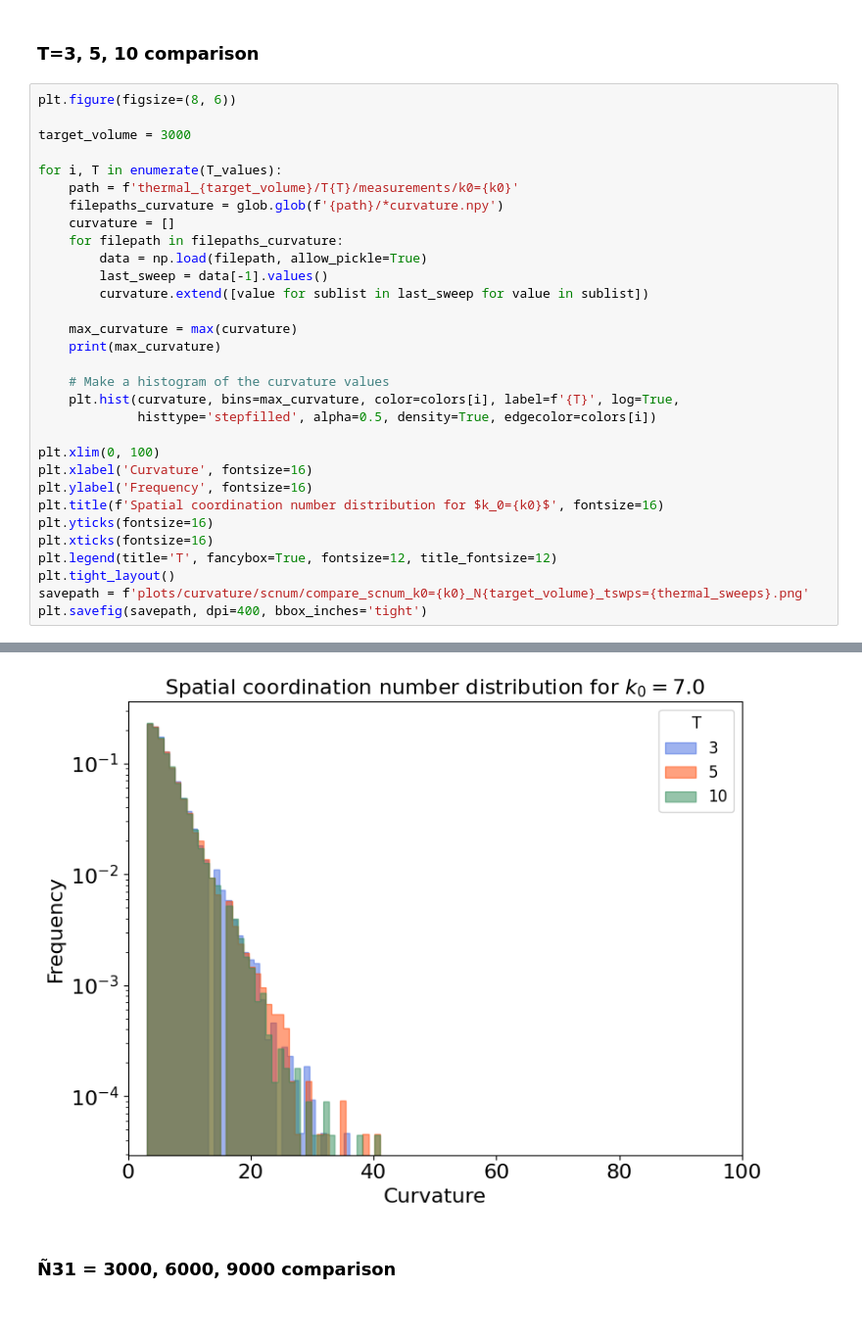
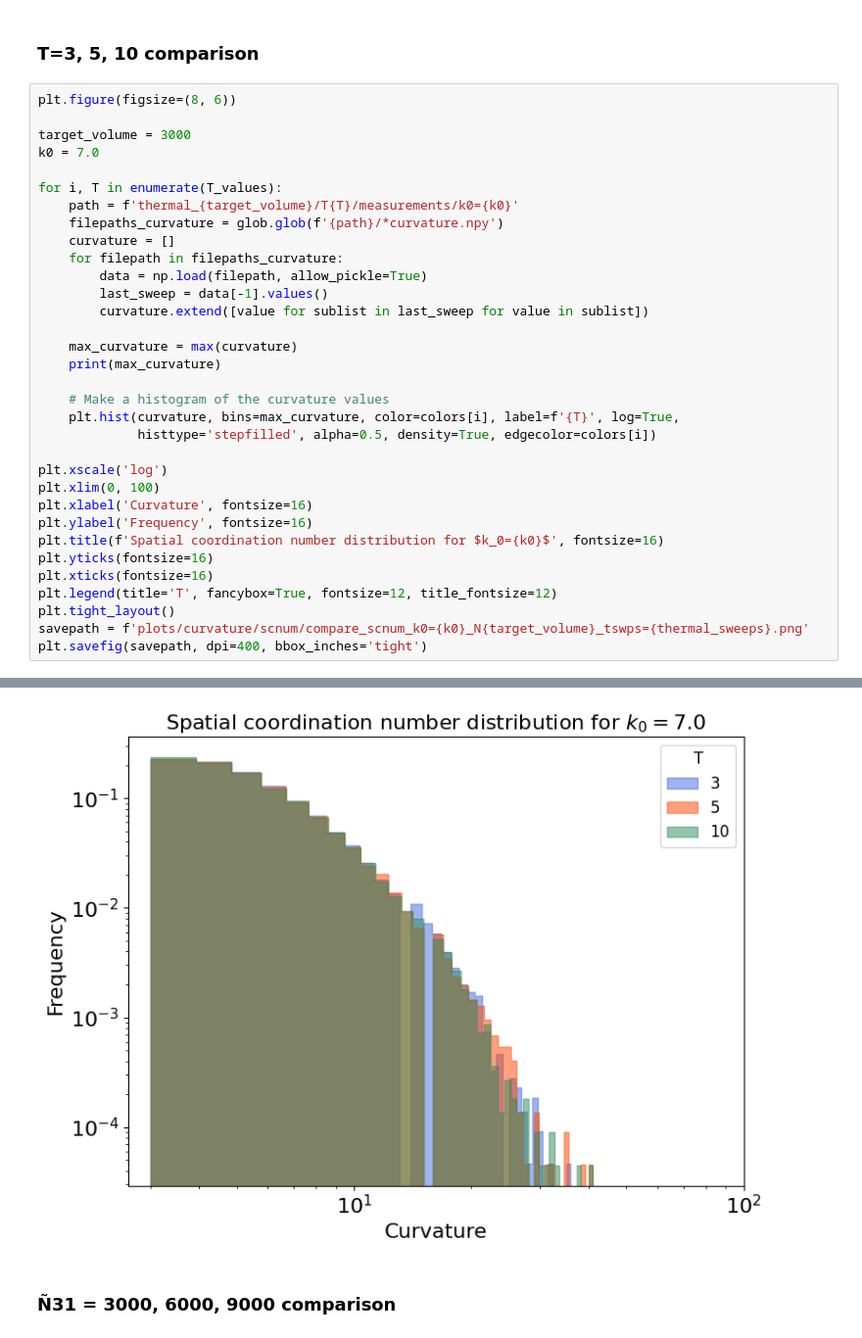
Before and after one commit to sedadenboer/CDT, a Jupyter notebook: src/2+1/experiments/analysis_thermal.ipynb, the cells around one changed output, grey strips where cells are left out. Shown at 98% size. Drawn from its saved outputs; the diff is of its cells as text.

```diff
--- a/src/2+1/experiments/analysis_thermal.ipynb
+++ b/src/2+1/experiments/analysis_thermal.ipynb
@@ -925,38 +924,40 @@ plt.savefig(savepath, dpi=400, bbox_inches='tight')
 plt.figure(figsize=(8, 6))
 
 target_volume = 3000
+k0 = 7.0
 
 for i, T in enumerate(T_values):
     path = f'thermal_{target_volume}/T{T}/measurements/k0={k0}'
     filepaths_curvature = glob.glob(f'{path}/*curvature.npy')
     curvature = []
     for filepath in filepaths_curvature:
         data = np.load(filepath, allow_pickle=True)
         last_sweep = data[-1].values()
         curvature.extend([value for sublist in last_sweep for value in sublist])
 
     max_curvature = max(curvature)
     print(max_curvature)
 
     # Make a histogram of the curvature values
     plt.hist(curvature, bins=max_curvature, color=colors[i], label=f'{T}', log=True,
              histtype='stepfilled', alpha=0.5, density=True, edgecolor=colors[i])
 
+plt.xscale('log')
 plt.xlim(0, 100)
 plt.xlabel('Curvature', fontsize=16)
 plt.ylabel('Frequency', fontsize=16)
 plt.title(f'Spatial coordination number distribution for $k_0={k0}$', fontsize=16)
 plt.yticks(fontsize=16)
 plt.xticks(fontsize=16)
 plt.legend(title='T', fancybox=True, fontsize=12, title_fontsize=12)
 plt.tight_layout()
 savepath = f'plots/curvature/scnum/compare_scnum_k0={k0}_N{target_volume}_tswps={thermal_sweeps}.png'
 plt.savefig(savepath, dpi=400, bbox_inches='tight')
 # %% [output]
 36
 41
 41
-[figure, old version]
+[figure, new version]
 # %% [markdown]
 ### Ñ31 = 3000, 6000, 9000 comparison
 # %%
```
Also changed, not shown: parts of 38 cells of this notebook, 3 other files.
